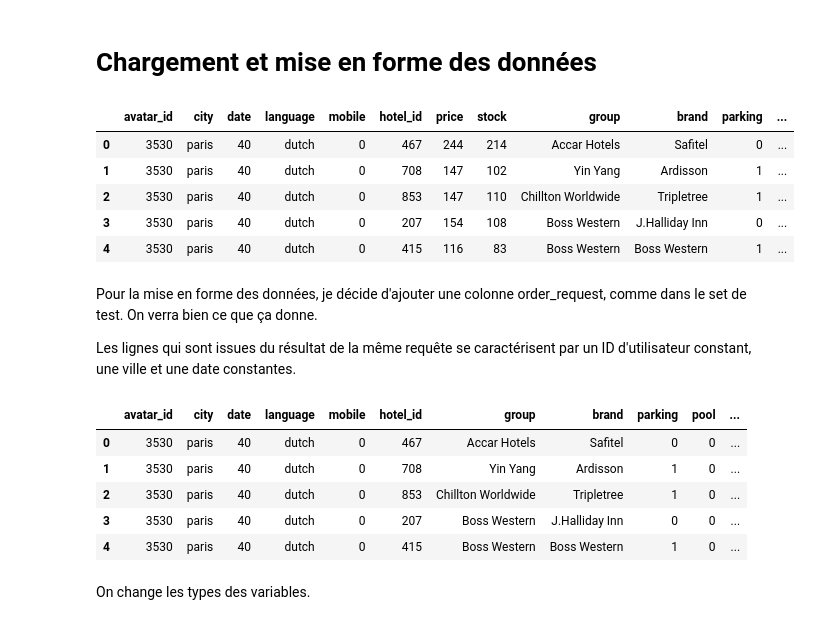
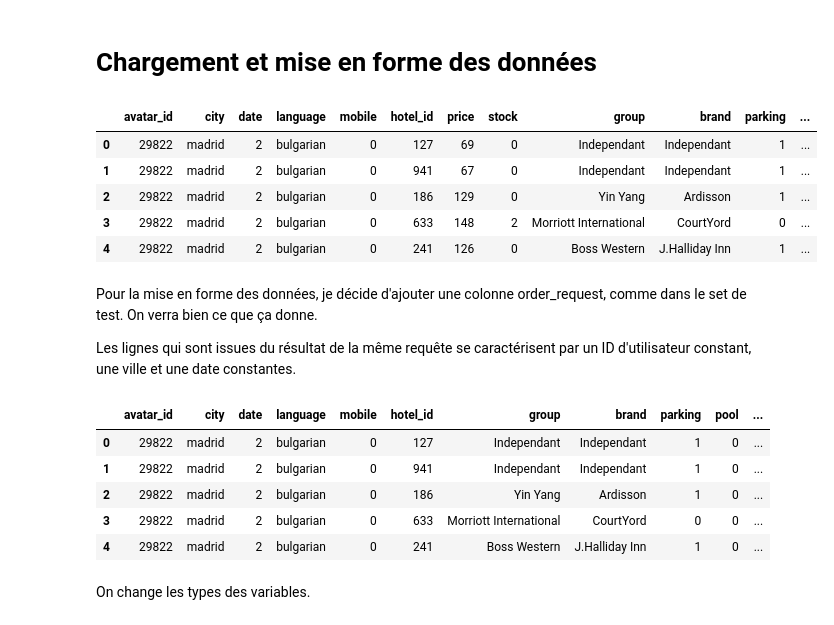
Before and after one commit to julie743/defi_IA, a Jupyter notebook: models/regression_model.ipynb, the cells around one changed output. Cells and saved outputs as stored; diff of their text form; code cells hidden in the pictures.

```diff
--- a/models/regression_model.ipynb
+++ b/models/regression_model.ipynb
@@ -20,15 +20,15 @@ from sklearn.linear_model import LassoCV, LassoLarsCV
 from itertools import cycle
 # %%
 PATH = '../requetes/'
-data = pd.read_csv(PATH+'requetes1.csv')
+data = pd.read_csv(PATH+'requetes_total.csv')
 data.head()
 # %% [output]
 |  | avatar_id | city | date | language | mobile | hotel_id | price | stock | group | brand | parking | ... |
-| 0 | 3530 | paris | 40 | dutch | 0 | 467 | 244 | 214 | Accar Hotels | Safitel | 0 | ... |
-| 1 | 3530 | paris | 40 | dutch | 0 | 708 | 147 | 102 | Yin Yang | Ardisson | 1 | ... |
-| 2 | 3530 | paris | 40 | dutch | 0 | 853 | 147 | 110 | Chillton Worldwide | Tripletree | 1 | ... |
-| 3 | 3530 | paris | 40 | dutch | 0 | 207 | 154 | 108 | Boss Western | J.Halliday Inn | 0 | ... |
-| 4 | 3530 | paris | 40 | dutch | 0 | 415 | 116 | 83 | Boss Western | Boss Western | 1 | ... |
+| 0 | 29822 | madrid | 2 | bulgarian | 0 | 127 | 69 | 0 | Independant | Independant | 1 | ... |
+| 1 | 29822 | madrid | 2 | bulgarian | 0 | 941 | 67 | 0 | Independant | Independant | 1 | ... |
+| 2 | 29822 | madrid | 2 | bulgarian | 0 | 186 | 129 | 0 | Yin Yang | Ardisson | 1 | ... |
+| 3 | 29822 | madrid | 2 | bulgarian | 0 | 633 | 148 | 2 | Morriott International | CourtYord | 0 | ... |
+| 4 | 29822 | madrid | 2 | bulgarian | 0 | 241 | 126 | 0 | Boss Western | J.Halliday Inn | 1 | ... |
 # %%
 # transformation des données en fonction de celles qu'on a identifié dans le notebook d'analyse des données de requetes
 data["price_mod"]=data["price"].map(lambda x: log(x))
@@ -58,11 +58,11 @@ data_mod['order_requests'] = order
 data_mod.head()
 # %% [output]
 |  | avatar_id | city | date | language | mobile | hotel_id | group | brand | parking | pool | ... |
-| 0 | 3530 | paris | 40 | dutch | 0 | 467 | Accar Hotels | Safitel | 0 | 0 | ... |
-| 1 | 3530 | paris | 40 | dutch | 0 | 708 | Yin Yang | Ardisson | 1 | 0 | ... |
-| 2 | 3530 | paris | 40 | dutch | 0 | 853 | Chillton Worldwide | Tripletree | 1 | 0 | ... |
-| 3 | 3530 | paris | 40 | dutch | 0 | 207 | Boss Western | J.Halliday Inn | 0 | 0 | ... |
-| 4 | 3530 | paris | 40 | dutch | 0 | 415 | Boss Western | Boss Western | 1 | 0 | ... |
+| 0 | 29822 | madrid | 2 | bulgarian | 0 | 127 | Independant | Independant | 1 | 0 | ... |
+| 1 | 29822 | madrid | 2 | bulgarian | 0 | 941 | Independant | Independant | 1 | 0 | ... |
+| 2 | 29822 | madrid | 2 | bulgarian | 0 | 186 | Yin Yang | Ardisson | 1 | 0 | ... |
+| 3 | 29822 | madrid | 2 | bulgarian | 0 | 633 | Morriott International | CourtYord | 0 | 0 | ... |
+| 4 | 29822 | madrid | 2 | bulgarian | 0 | 241 | Boss Western | J.Halliday Inn | 1 | 0 | ... |
 # %% [markdown]
 On change les types des variables.
 # %%
```
Also changed, not shown: parts of 31 cells of this notebook, 7 other files.
